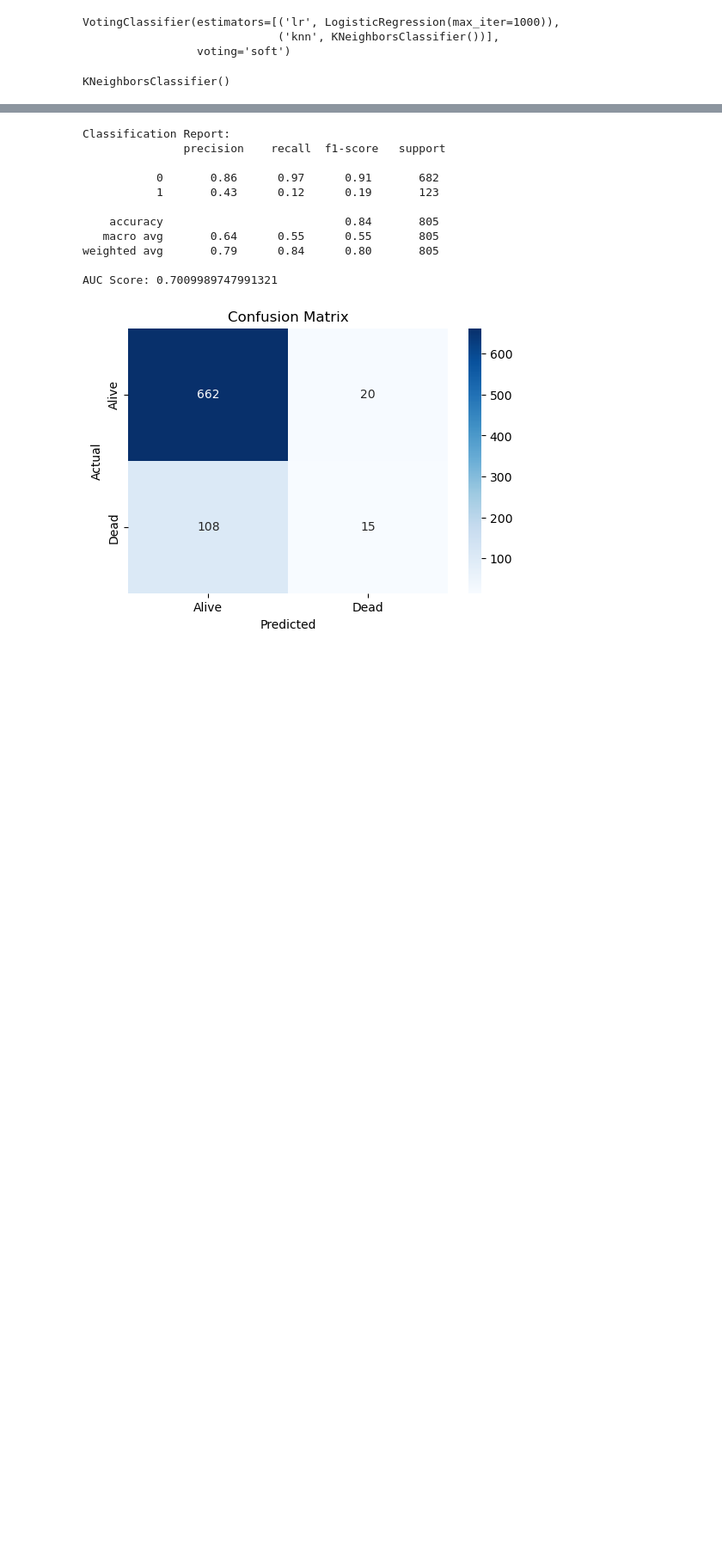
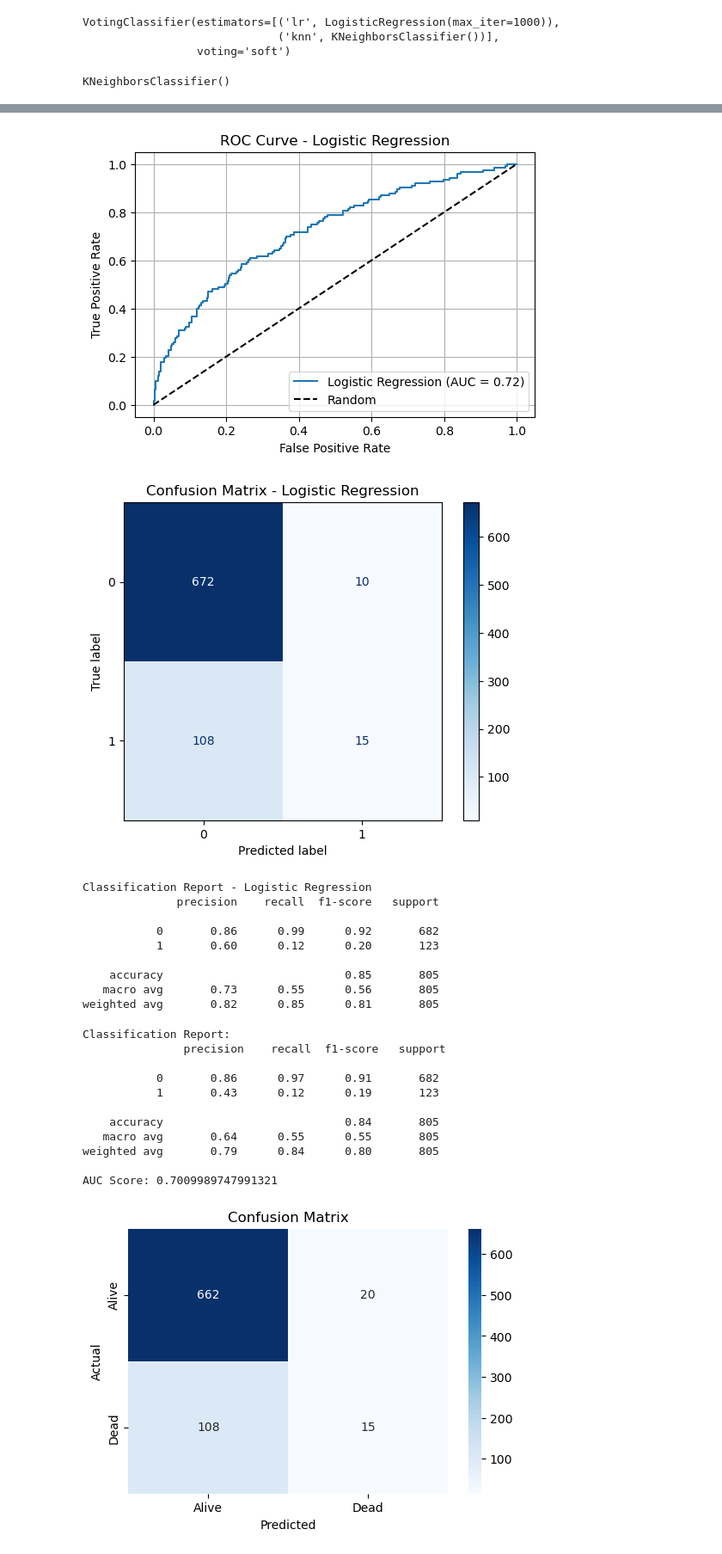
Before and after one commit to yasandu0505/breast-cancer-detection, a Jupyter notebook: Final_Notebook3_20221914_w2052278.ipynb, the cells around one changed output, grey strips where cells are left out. Shown at 86% size. Drawn from its saved outputs; the diff is of its cells as text; code cells hidden in the pictures; blank space fills up the shorter version.

```diff
--- a/Final_Notebook3_20221914_w2052278.ipynb
+++ b/Final_Notebook3_20221914_w2052278.ipynb
@@ -87,2 +114,8 @@ knn_model.fit(x_train_clf, y_train_clf)
 # %% [output]
 KNeighborsClassifier()
+# %%
+# logistic regression
+from sklearn.linear_model import LogisticRegression
+
+lr_model = LogisticRegression(max_iter=5000)
+lr_model.fit(x_train_clf_scaled, y_train_clf)
@@ -93,3 +140,19 @@ plot_confusion_matrix(knn_model, x_test_clf, y_test_clf, model_name="K-Nearest N
+# %%
+plot_custom_roc_curve(lr_model, x_test_clf_scaled, y_test_clf, "Logistic Regression")
+plot_confusion_matrix(lr_model, x_test_clf_scaled, y_test_clf, model_name="Logistic Regression")
+print_classification_report(lr_model, x_test_clf_scaled, y_test_clf, model_name="Logistic Regression")
+# %% [output]
+[figure, added]
+[figure, added]
+Classification Report - Logistic Regression
+              precision    recall  f1-score   support
+
+           0       0.86      0.99      0.92       682
+           1       0.60      0.12      0.20       123
+
+    accuracy                           0.85       805
+   macro avg       0.73      0.55      0.56       805
+weighted avg       0.82      0.85      0.81       805
 # %%
 import matplotlib.pyplot as plt
 import seaborn as sns
```
Also changed, not shown: parts of 6 cells of this notebook.
